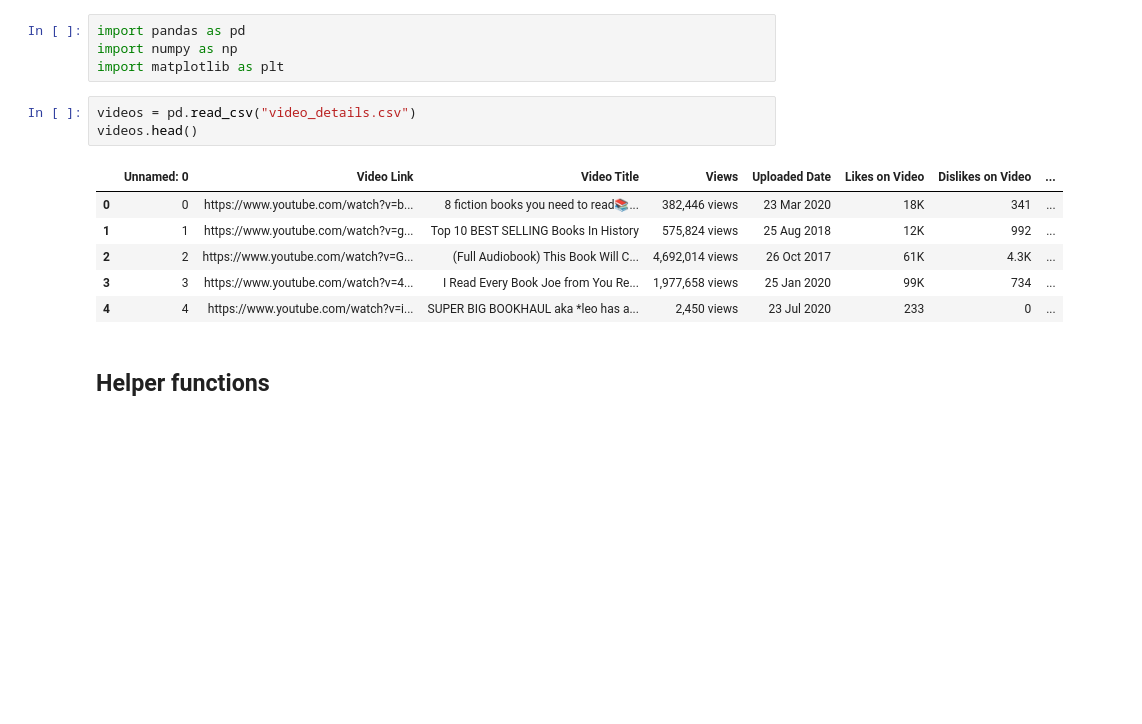
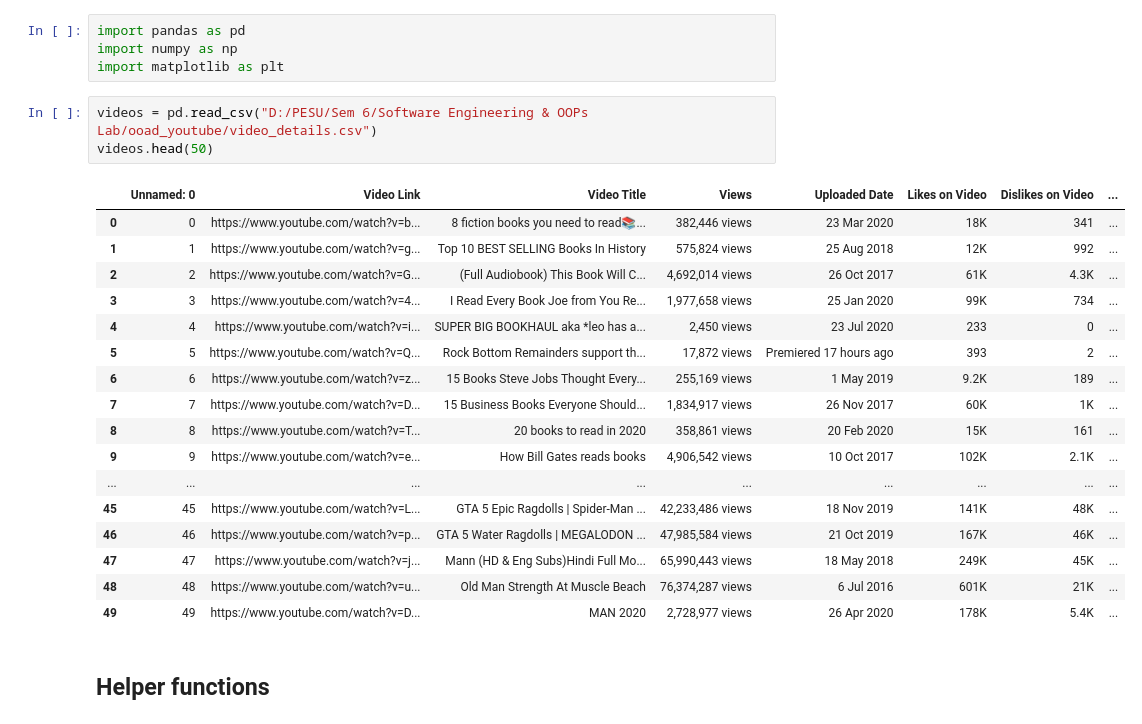
Before and after one commit to adithisatish/yt-recommender, a Jupyter notebook: Recommender/recommendation_system.ipynb, the cells around one changed output. Saved outputs shown, nothing was run; the diff lists cells and outputs as text; blank space fills up the shorter version.

```diff
--- a/Recommender/recommendation_system.ipynb
+++ b/Recommender/recommendation_system.ipynb
@@ -18,15 +18,26 @@ import pandas as pd
 import numpy as np
 import matplotlib as plt
 # %%
-videos = pd.read_csv("video_details.csv")
-videos.head()
+videos = pd.read_csv("D:/PESU/Sem 6/Software Engineering & OOPs Lab/ooad_youtube/video_details.csv")
+videos.head(50)
 # %% [output]
 |  | Unnamed: 0 | Video Link | Video Title | Views | Uploaded Date | Likes on Video | Dislikes on Video | ... |
 | 0 | 0 | https://www.youtube.com/watch?v=b... | 8 fiction books you need to read📚... | 382,446 views | 23 Mar 2020 | 18K | 341 | ... |
 | 1 | 1 | https://www.youtube.com/watch?v=g... | Top 10 BEST SELLING Books In History | 575,824 views | 25 Aug 2018 | 12K | 992 | ... |
 | 2 | 2 | https://www.youtube.com/watch?v=G... | (Full Audiobook) This Book Will C... | 4,692,014 views | 26 Oct 2017 | 61K | 4.3K | ... |
 | 3 | 3 | https://www.youtube.com/watch?v=4... | I Read Every Book Joe from You Re... | 1,977,658 views | 25 Jan 2020 | 99K | 734 | ... |
 | 4 | 4 | https://www.youtube.com/watch?v=i... | SUPER BIG BOOKHAUL aka *leo has a... | 2,450 views | 23 Jul 2020 | 233 | 0 | ... |
+| 5 | 5 | https://www.youtube.com/watch?v=Q... | Rock Bottom Remainders support th... | 17,872 views | Premiered 17 hours ago | 393 | 2 | ... |
+| 6 | 6 | https://www.youtube.com/watch?v=z... | 15 Books Steve Jobs Thought Every... | 255,169 views | 1 May 2019 | 9.2K | 189 | ... |
+| 7 | 7 | https://www.youtube.com/watch?v=D... | 15 Business Books Everyone Should... | 1,834,917 views | 26 Nov 2017 | 60K | 1K | ... |
+| 8 | 8 | https://www.youtube.com/watch?v=T... | 20 books to read in 2020 | 358,861 views | 20 Feb 2020 | 15K | 161 | ... |
+| 9 | 9 | https://www.youtube.com/watch?v=e... | How Bill Gates reads books | 4,906,542 views | 10 Oct 2017 | 102K | 2.1K | ... |
+| ... | ... | ... | ... | ... | ... | ... | ... | ... |
+| 45 | 45 | https://www.youtube.com/watch?v=L... | GTA 5 Epic Ragdolls | Spider-Man ... | 42,233,486 views | 18 Nov 2019 | 141K | 48K | ... |
+| 46 | 46 | https://www.youtube.com/watch?v=p... | GTA 5 Water Ragdolls | MEGALODON ... | 47,985,584 views | 21 Oct 2019 | 167K | 46K | ... |
+| 47 | 47 | https://www.youtube.com/watch?v=j... | Mann (HD & Eng Subs)Hindi Full Mo... | 65,990,443 views | 18 May 2018 | 249K | 45K | ... |
+| 48 | 48 | https://www.youtube.com/watch?v=u... | Old Man Strength At Muscle Beach | 76,374,287 views | 6 Jul 2016 | 601K | 21K | ... |
+| 49 | 49 | https://www.youtube.com/watch?v=D... | MAN 2020 | 2,728,977 views | 26 Apr 2020 | 178K | 5.4K | ... |
 # %% [markdown]
 ## Helper functions
 # %%
```
Also changed, not shown: 1 other file.
